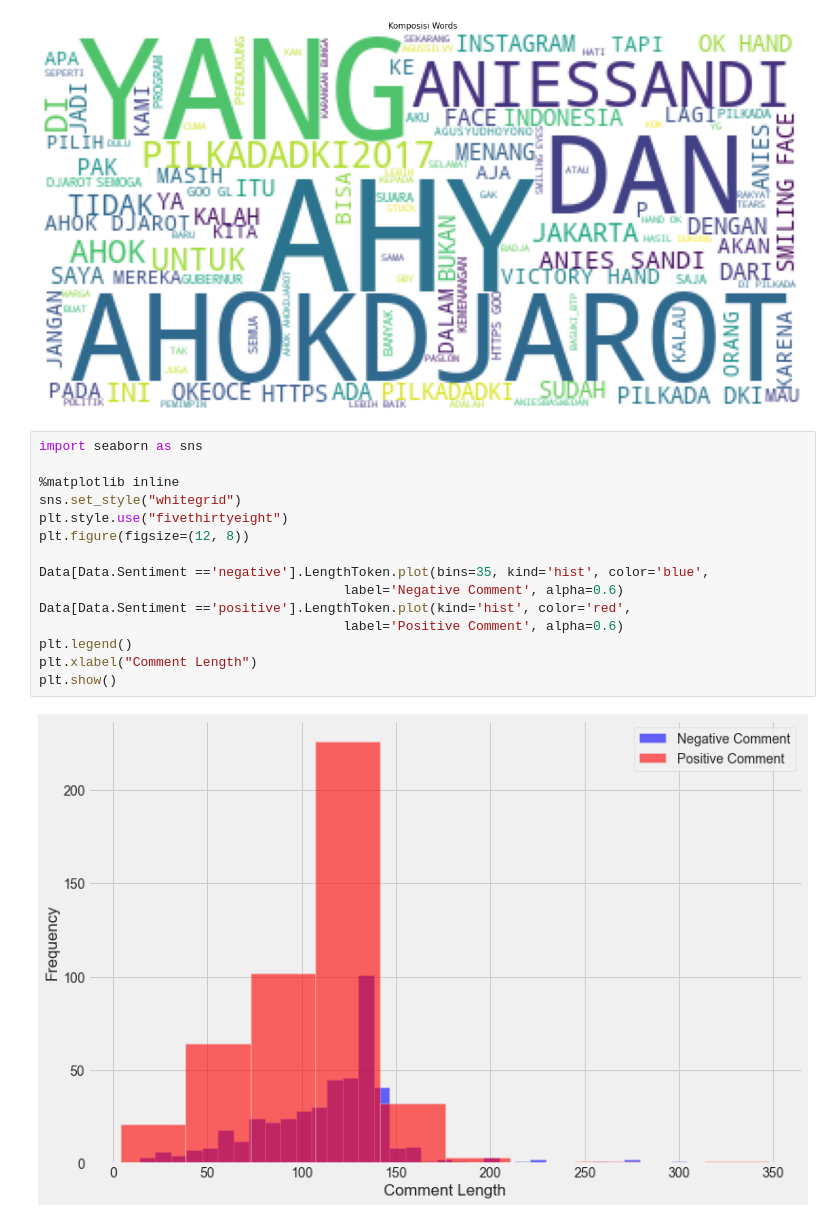
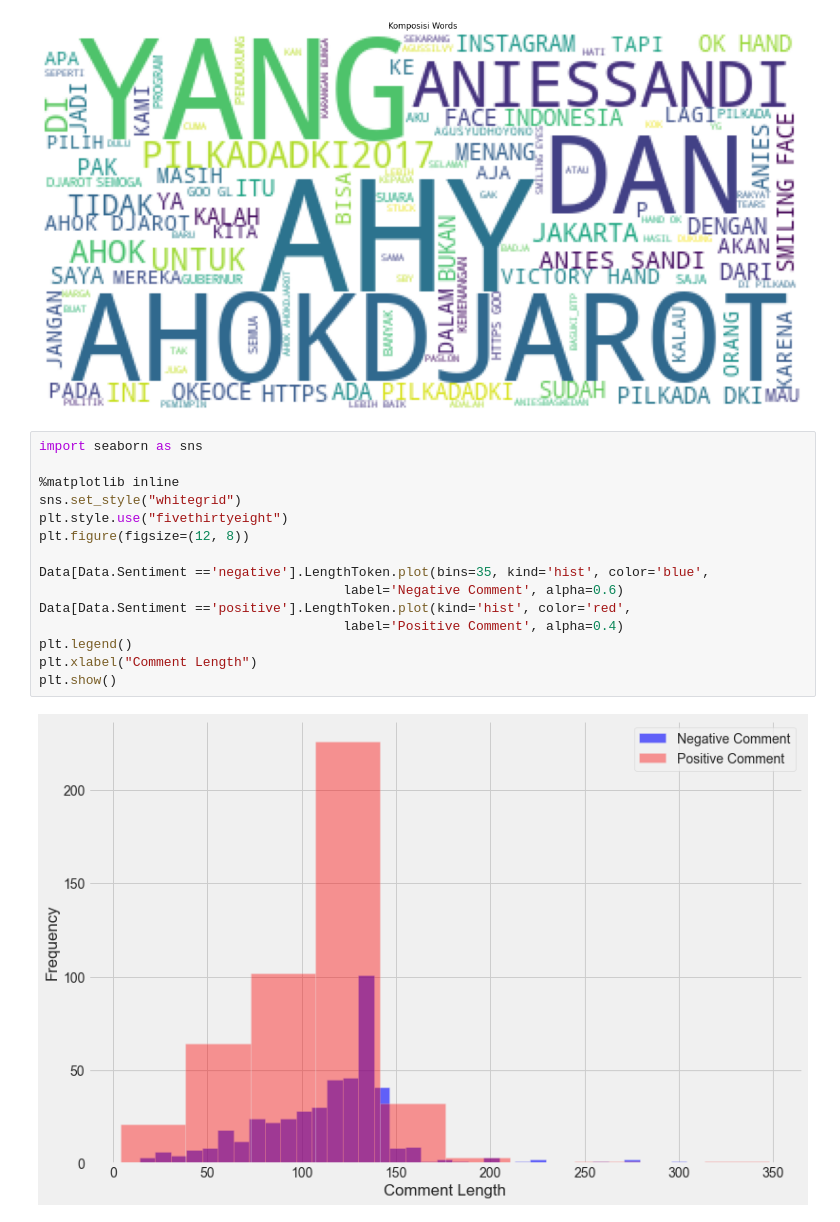
Before and after one commit to masterofray/Intro_of_NLP, a Jupyter notebook: Notebooks/Data Pre Processing.ipynb, the cells around one changed output. Saved outputs shown, nothing was run; the diff lists cells and outputs as text.

```diff
--- a/Notebooks/Data Pre Processing.ipynb
+++ b/Notebooks/Data Pre Processing.ipynb
@@ -89,17 +89,17 @@ wordcloud(Data['Text Tweet'])
 # %%
 import seaborn as sns
 
 %matplotlib inline
 sns.set_style("whitegrid")
 plt.style.use("fivethirtyeight")
 plt.figure(figsize=(12, 8))
 
 Data[Data.Sentiment =='negative'].LengthToken.plot(bins=35, kind='hist', color='blue',
                                        label='Negative Comment', alpha=0.6)
 Data[Data.Sentiment =='positive'].LengthToken.plot(kind='hist', color='red',
-                                       label='Positive Comment', alpha=0.6)
+                                       label='Positive Comment', alpha=0.4)
 plt.legend()
 plt.xlabel("Comment Length")
 plt.show()
 # %% [output]
-[figure, old version]
+[figure, new version]
```
Also changed, not shown: 2 other files.
